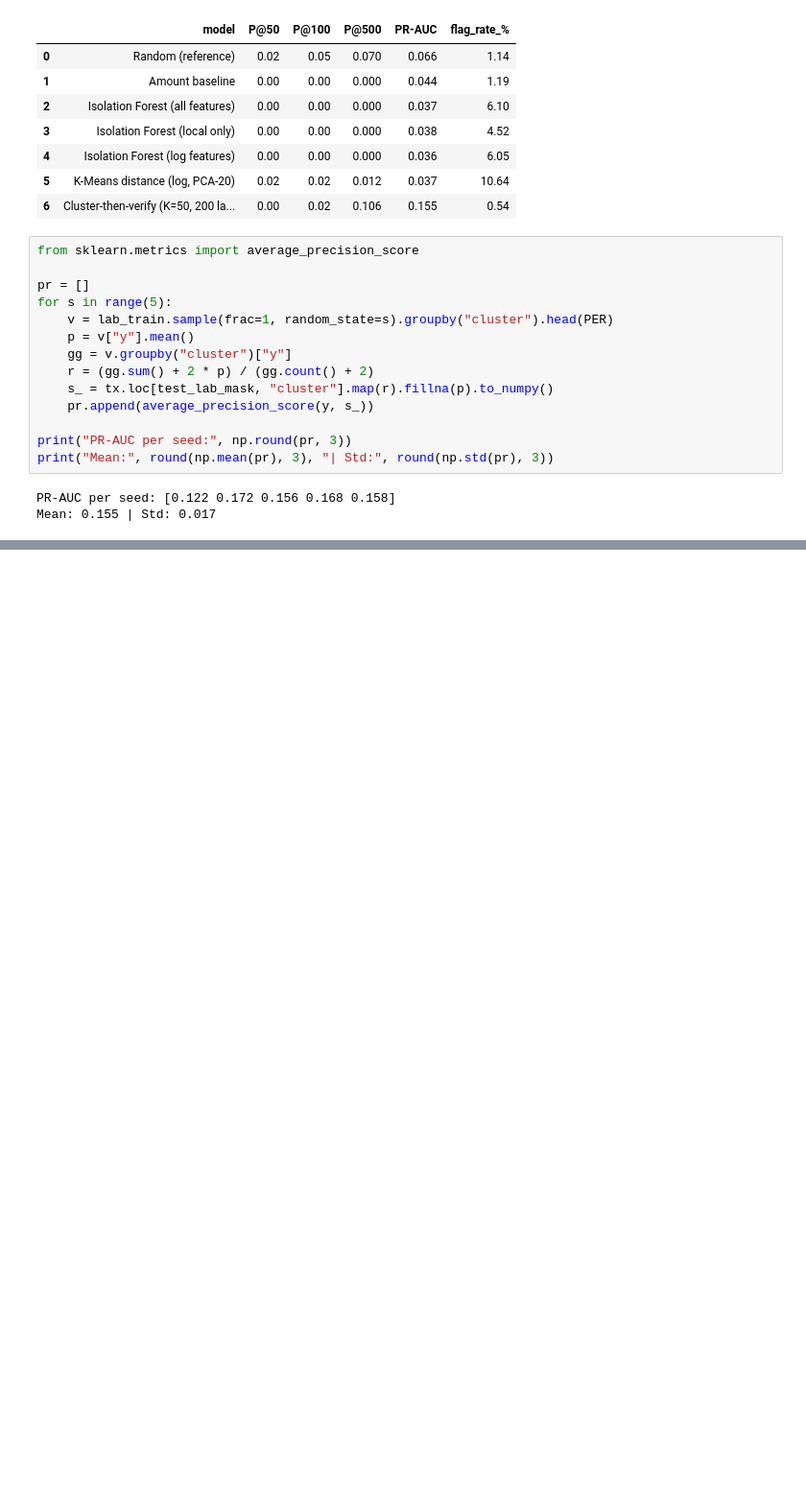
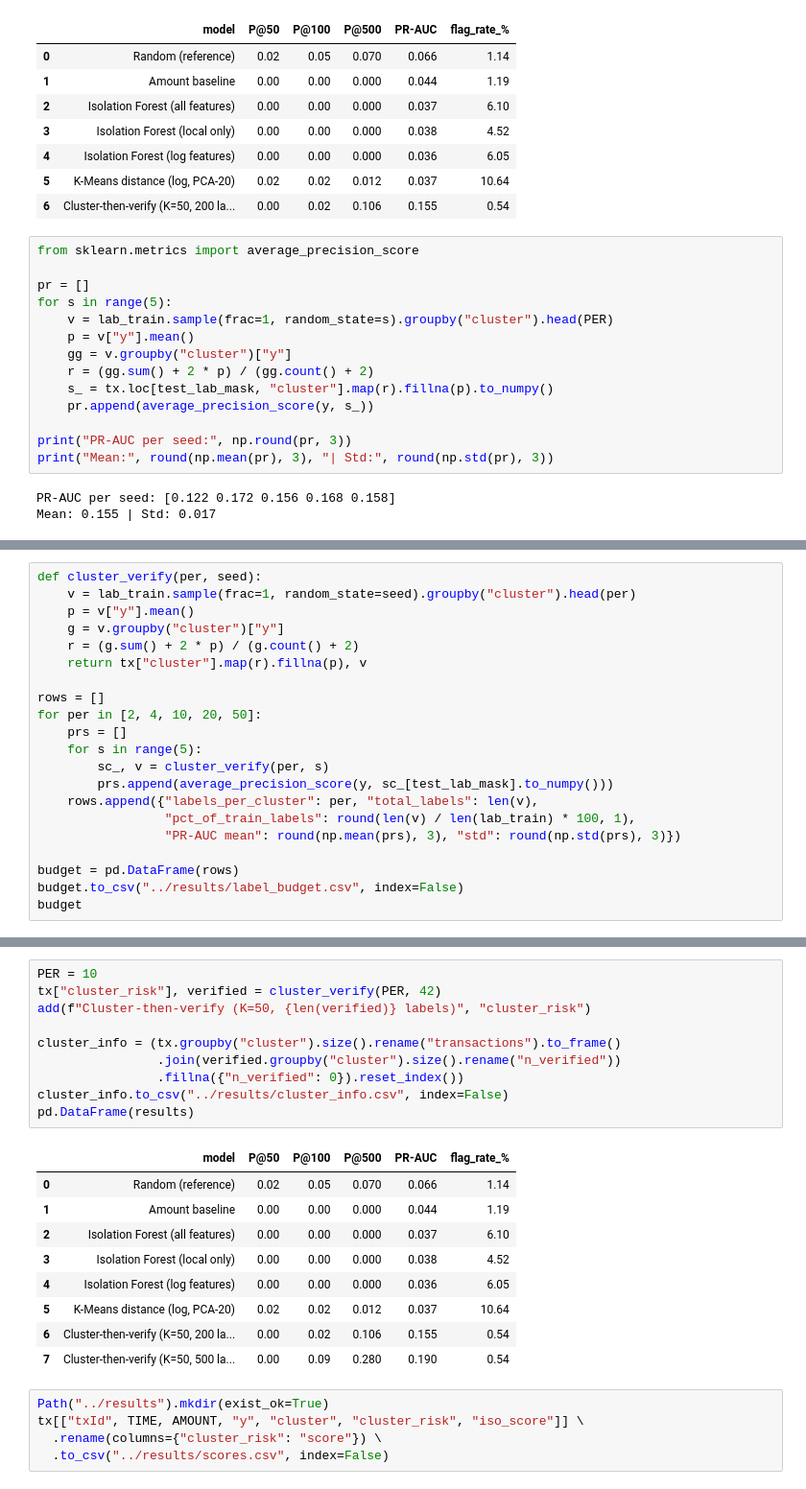
Before and after one commit to nnaina00789/bitcoin_anomoly_detetction, a Jupyter notebook: notebooks/03_isolation_forest.ipynb, the cells around one changed output, grey strips where cells are left out. Shown at 96% size. Cells and saved outputs as stored; diff of their text form; blank space fills up the shorter version.

```diff
--- a/notebooks/03_isolation_forest.ipynb
+++ b/notebooks/03_isolation_forest.ipynb
@@ -155,0 +170,21 @@ pd.DataFrame(results).to_csv("../results/metrics.csv", index=False)
+# %%
+def cluster_verify(per, seed):
+    v = lab_train.sample(frac=1, random_state=seed).groupby("cluster").head(per)
+    p = v["y"].mean()
+    g = v.groupby("cluster")["y"]
+    r = (g.sum() + 2 * p) / (g.count() + 2)
+    return tx["cluster"].map(r).fillna(p), v
+
+rows = []
+for per in [2, 4, 10, 20, 50]:
+    prs = []
+    for s in range(5):
+        sc_, v = cluster_verify(per, s)
+        prs.append(average_precision_score(y, sc_[test_lab_mask].to_numpy()))
+    rows.append({"labels_per_cluster": per, "total_labels": len(v),
+                 "pct_of_train_labels": round(len(v) / len(lab_train) * 100, 1),
+                 "PR-AUC mean": round(np.mean(prs), 3), "std": round(np.std(prs), 3)})
+
+budget = pd.DataFrame(rows)
+budget.to_csv("../results/label_budget.csv", index=False)
+budget
@@ -155,0 +198,25 @@ pd.DataFrame(results).to_csv("../results/metrics.csv", index=False)
+# %%
+PER = 10
+tx["cluster_risk"], verified = cluster_verify(PER, 42)
+add(f"Cluster-then-verify (K=50, {len(verified)} labels)", "cluster_risk")
+
+cluster_info = (tx.groupby("cluster").size().rename("transactions").to_frame()
+                .join(verified.groupby("cluster").size().rename("n_verified"))
+                .fillna({"n_verified": 0}).reset_index())
+cluster_info.to_csv("../results/cluster_info.csv", index=False)
+pd.DataFrame(results)
+# %% [output]
+|  | model | P@50 | P@100 | P@500 | PR-AUC | flag_rate_% |
+| 0 | Random (reference) | 0.02 | 0.05 | 0.070 | 0.066 | 1.14 |
+| 1 | Amount baseline | 0.00 | 0.00 | 0.000 | 0.044 | 1.19 |
+| 2 | Isolation Forest (all features) | 0.00 | 0.00 | 0.000 | 0.037 | 6.10 |
+| 3 | Isolation Forest (local only) | 0.00 | 0.00 | 0.000 | 0.038 | 4.52 |
+| 4 | Isolation Forest (log features) | 0.00 | 0.00 | 0.000 | 0.036 | 6.05 |
+| 5 | K-Means distance (log, PCA-20) | 0.02 | 0.02 | 0.012 | 0.037 | 10.64 |
+| 6 | Cluster-then-verify (K=50, 200 la... | 0.00 | 0.02 | 0.106 | 0.155 | 0.54 |
+| 7 | Cluster-then-verify (K=50, 500 la... | 0.00 | 0.09 | 0.280 | 0.190 | 0.54 |
+# %%
+Path("../results").mkdir(exist_ok=True)
+tx[["txId", TIME, AMOUNT, "y", "cluster", "cluster_risk", "iso_score"]] \
+  .rename(columns={"cluster_risk": "score"}) \
+  .to_csv("../results/scores.csv", index=False)
```
Also changed, not shown: parts of 6 cells of this notebook, 5 other files.
